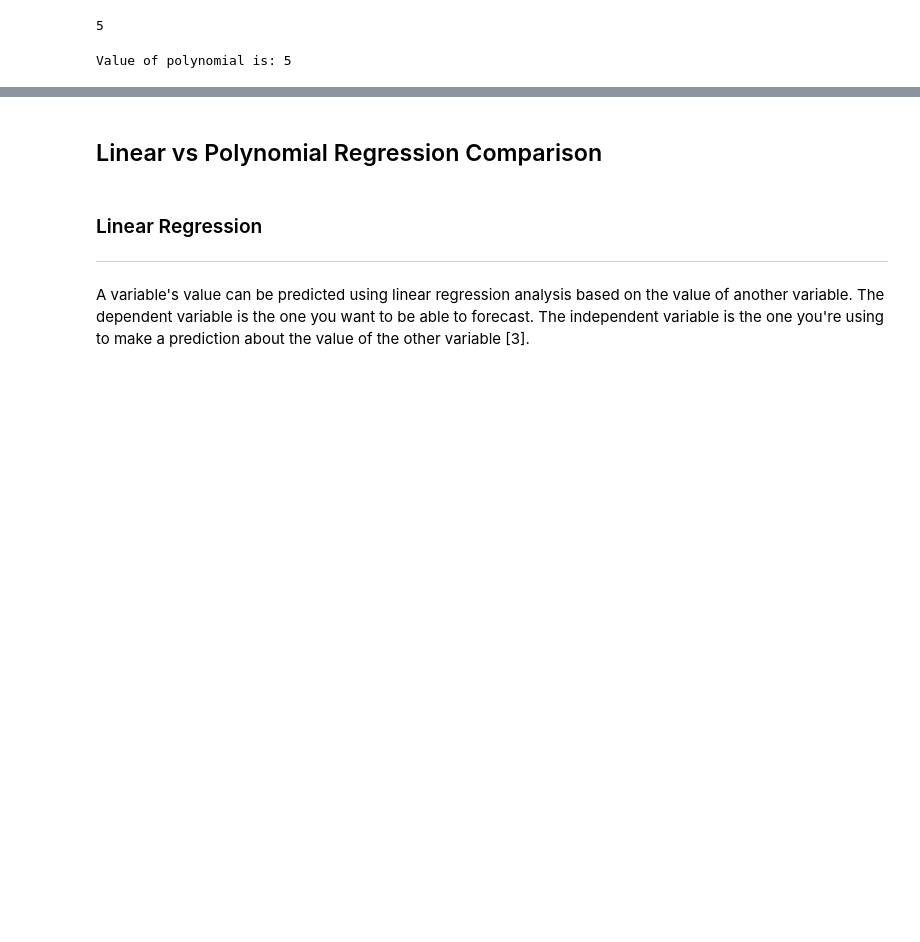
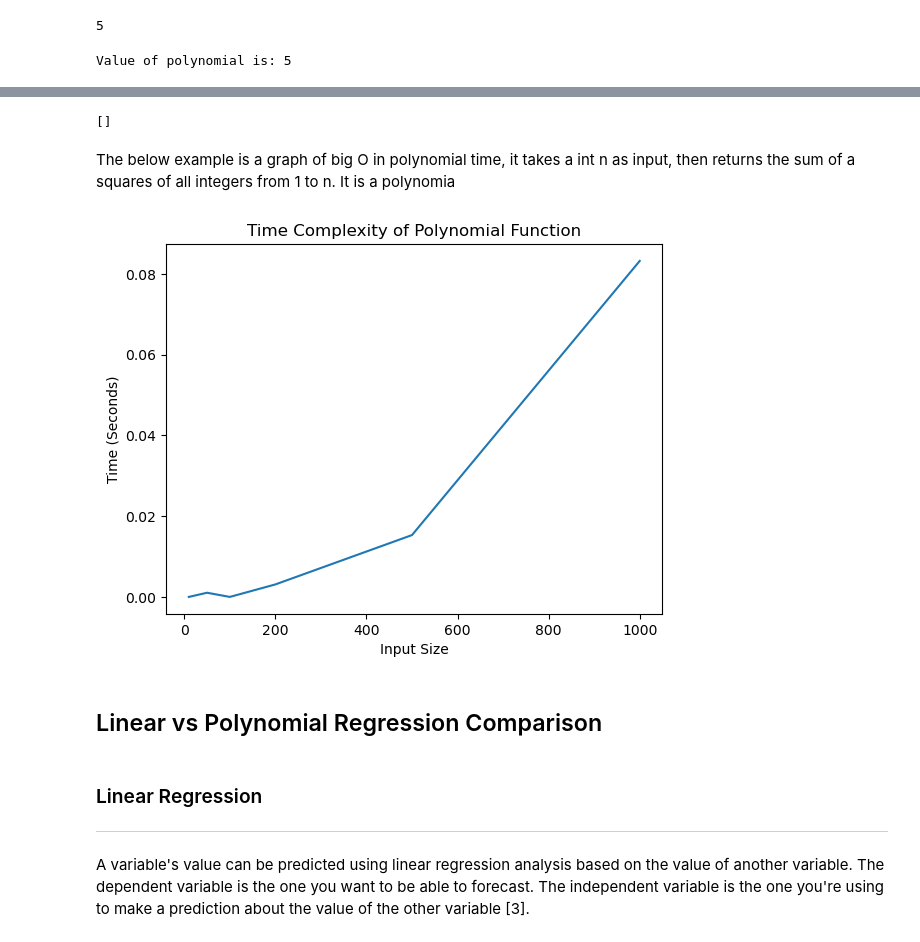
Before and after one commit to Rshocks/THEORY-OF-ALGORITHMS, a Jupyter notebook: Polynomial Time.ipynb, the cells around one changed output, grey strips where cells are left out. Drawn from its saved outputs; the diff is of its cells as text; code cells hidden in the pictures; blank space fills up the shorter version.

Commit message:
Added Big O with polynomial time

```diff
--- a/Polynomial Time.ipynb
+++ b/Polynomial Time.ipynb
@@ -100,3 +112,48 @@ y = dataset.iloc[:, 2].values
+# %%
+def find_pairs_sum(numbers, target):
+    # This function finds all pairs of numbers in a list that add up to a target value
+    pairs = set()
+    for i in range(len(numbers)):
+        for j in range(i+1, len(numbers)):
+            if numbers[i] + numbers[j] == target:
+                pairs.add((min(numbers[i], numbers[j]), max(numbers[i], numbers[j])))
+    return list(pairs)
+
+numbers = [1, 2, 3, 4, 5]
+target = 10
+
+pairs = find_pairs_sum(numbers, target)
+print(pairs)
+# %% [output]
+[]
+# %% [markdown]
+The below example is a graph of big O in polynomial time, it takes a int n as input, then returns the sum of a squares of all integers from 1 to n. It is a polynomia
+# %%
+def polynomial_function(n):
+    # This function takes an integer n as input and returns the sum of the squares of all integers from 1 to n
+    sum = 0
+    for i in range(1, n+1):
+        for j in range(1, n+1):
+            sum += i*j
+    return sum
+
+# Test the function with different input sizes and measure the time it takes to run
+input_sizes = [10, 50, 100, 200, 500, 1000]
+runtimes = []
+for n in input_sizes:
+    start_time = time.time()
+    polynomial_function(n)
+    end_time = time.time()
+    runtimes.append(end_time - start_time)
+
+# Plot the results
+plt.plot(input_sizes, runtimes)
+plt.xlabel('Input Size')
+plt.ylabel('Time (Seconds)')
+plt.title('Time Complexity of Polynomial Function')
+plt.show()
+# %% [output]
+[figure, added]
 # %% [markdown]
 ## Linear vs Polynomial Regression Comparison
 # %% [markdown]
```
Also changed, not shown: parts of 5 cells of this notebook.
